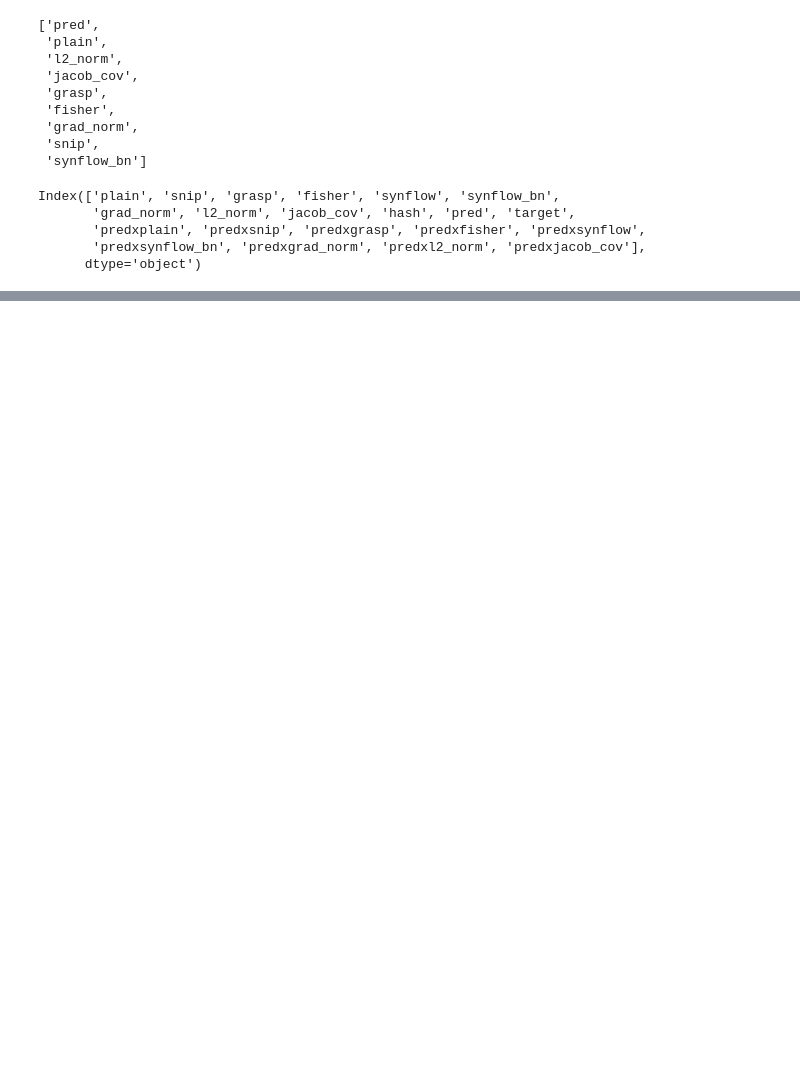
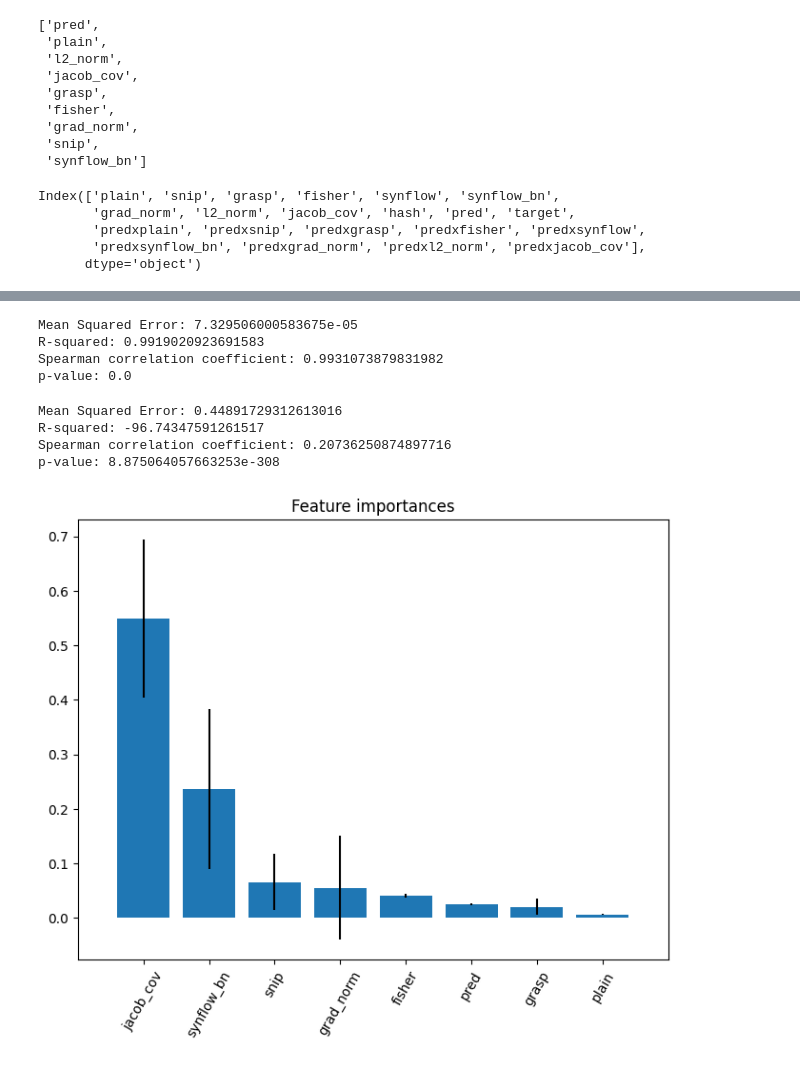
Before and after one commit to aakamishra/nas-rec-engine, a Jupyter notebook: zero_cost_combination.ipynb, the cells around one changed output, grey strips where cells are left out. Cells and saved outputs as stored; diff of their text form; code cells hidden in the pictures; blank space fills up the shorter version.

```diff
--- a/zero_cost_combination.ipynb
+++ b/zero_cost_combination.ipynb
@@ -1004,10 +1067,11 @@ from sklearn.metrics import mean_squared_error, r2_score
+# %%
+train_df = pd.read_csv("train_nas101_4k_medium.csv")
+train_df["synflow"] = np.log10(train_df["synflow"])
 # %%
 rf = RandomForestRegressor(n_estimators=100, random_state=109)
 # %%
 X_train = train_df[['plain', 'snip', 'grasp', 'fisher', 'synflow_bn',
-       'grad_norm', 'l2_norm', 'jacob_cov', 'pred',
-       'predxplain', 'predxsnip', 'predxgrasp', 'predxfisher',
-       'predxsynflow_bn', 'predxgrad_norm', 'predxl2_norm', 'predxjacob_cov']]
+       'grad_norm', 'jacob_cov', 'pred']]
 y_train = train_df["target"]
 # %%
 rf.fit(X_train, y_train)
@@ -1166,0 +1249,58 @@ Index(['plain', 'snip', 'grasp', 'fisher', 'synflow', 'synflow_bn',
+# %%
+test_df = pd.merge(nas201_cf10_preds_df, nas201_imgnet, left_on="hashes", right_on="idx").fillna(1.0)
+#test_df["synflow"] = np.log10(test_df["synflow"])
+X_test = test_df[['plain', 'snip', 'grasp', 'fisher', 'synflow_bn',
+       'grad_norm', 'jacob_cov', 'pred']]
+y_test = test_df["target"]
+rf.fit(X_train, y_train)
+y_pred = rf.predict(X_test)
+
+# Evaluate the performance of the random forest regressor
+mse = mean_squared_error(y_test, y_pred)
+r2 = r2_score(y_test, y_pred)
+print("Mean Squared Error:", mse)
+print("R-squared:", r2)
+
+correlation, p_value = spearmanr(y_test, y_pred)
+
+print("Spearman correlation coefficient:", correlation)
+print("p-value:", p_value)
+# %% [output]
+Mean Squared Error: 7.329506000583675e-05
+R-squared: 0.9919020923691583
+Spearman correlation coefficient: 0.9931073879831982
+p-value: 0.0
+# %%
+# Evaluate the performance of the random forest regressor
+y_pred = rf.predict(X_train)
+
+mse = mean_squared_error(y_train, y_pred)
+r2 = r2_score(y_train, y_pred)
+print("Mean Squared Error:", mse)
+print("R-squared:", r2)
+
+correlation, p_value = spearmanr(y_train, y_pred)
+
+print("Spearman correlation coefficient:", correlation)
+print("p-value:", p_value)
+# %% [output]
+Mean Squared Error: 0.44891729312613016
+R-squared: -96.74347591261517
+Spearman correlation coefficient: 0.20736250874897716
+p-value: 8.875064057663253e-308
+# %%
+import matplotlib.pyplot as plt
+# Obtain feature importances
+importances = rf.feature_importances_
+std = np.std([tree.feature_importances_ for tree in rf.estimators_], axis=0)
+indices = np.argsort(importances)[::-1]
+labels = [X_train.columns[i] for i in indices]
+# Plot the feature importances
+plt.figure(figsize=(8,6))
+plt.title("Feature importances")
+plt.bar(range(X_train.shape[1]), importances[indices], yerr=std[indices], align="center")
+plt.xticks(range(X_train.shape[1]), labels, rotation=60)
+plt.xlim([-1, X_train.shape[1]])
+plt.show()
+# %% [output]
+[figure, added]
```
Also changed, not shown: parts of 21 cells of this notebook, 1 other file.
